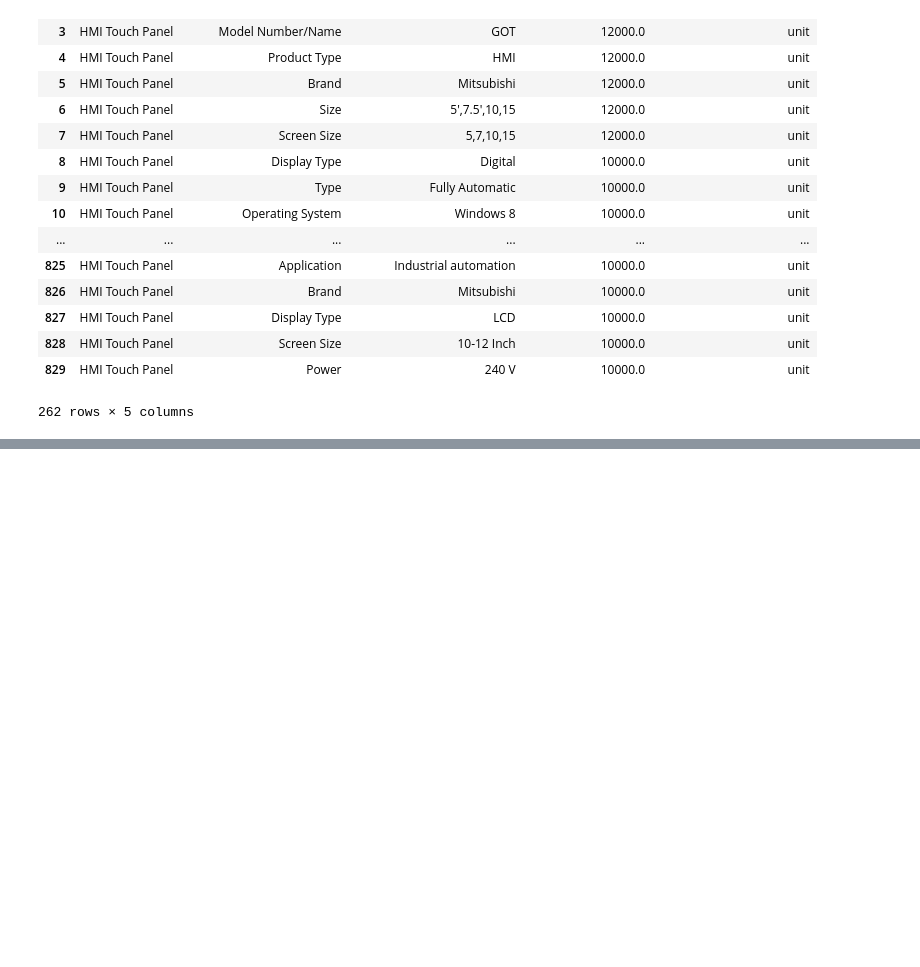
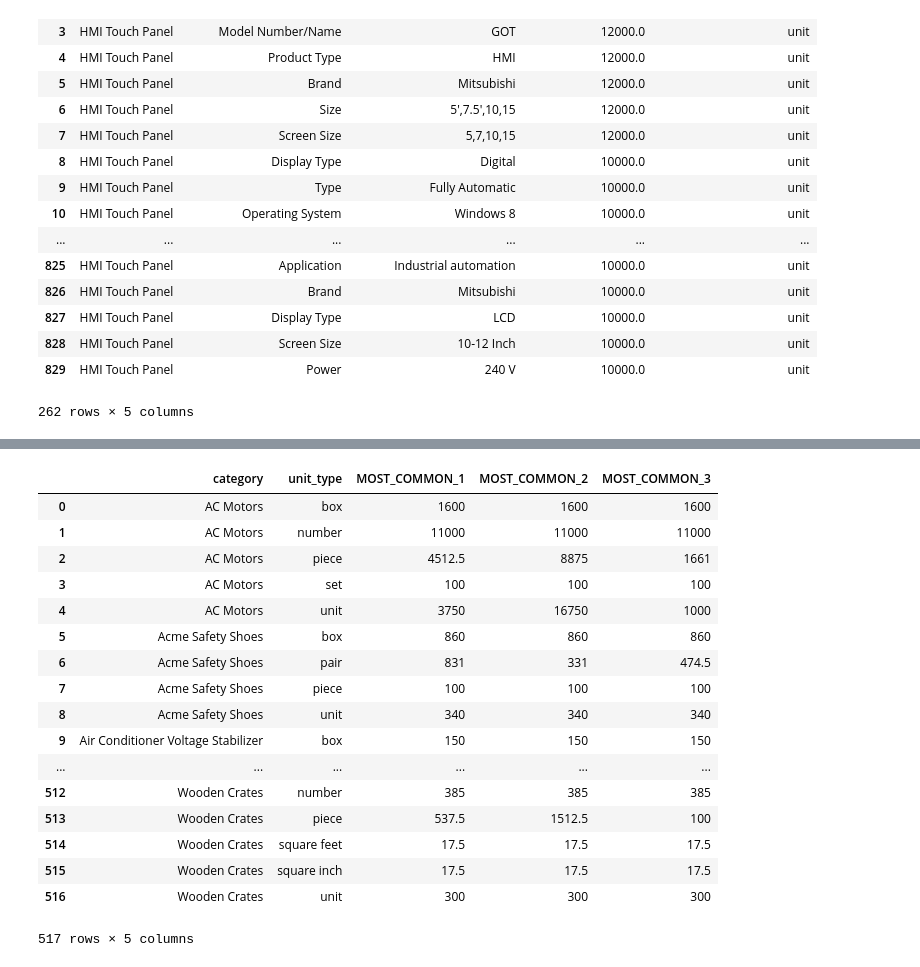
Before and after one commit to raginisharma96/indiaMart, a Jupyter notebook: IndiaMart.ipynb, the cells around one changed output, grey strips where cells are left out. Cells and saved outputs as stored; diff of their text form; code cells hidden in the pictures; blank space fills up the shorter version.

```diff
--- a/IndiaMart.ipynb
+++ b/IndiaMart.ipynb
@@ -323,5 +373,5 @@ Using Dynamic Algo for finding the optimal binig pot
 # %%
-def bayesian_blocks(t):
+def bayesian_blocks_f(t):
     # copy and sort the array
     t = np.sort(t)
     N = t.size
@@ -337,9 +387,6 @@ def bayesian_blocks(t):
     best = np.zeros(N, dtype=float)
     last = np.zeros(N, dtype=int)
 
-    #-----------------------------------------------------------------
-    # Start with first data cell; add one cell at each iteration
-    #-----------------------------------------------------------------
     for K in range(N):
         # Compute the width and count of the final bin for all possible
         # locations of the K^th changepoint
@@ -356,9 +403,6 @@ def bayesian_blocks(t):
         last[K] = i_max
         best[K] = fit_vec[i_max]
 
-    #-----------------------------------------------------------------
-    # Recover changepoints by iteratively peeling off the last block
-    #-----------------------------------------------------------------
     change_points =  np.zeros(N, dtype=int)
     i_cp = N
     ind = N
@@ -407,0 +462,4 @@ plt.show()
+# %%
+final_output_data_3=pd.DataFrame(three_most_common).T
+# %%
+final_output_data_3 = final_output_data_3[['category','unit_type','MOST_COMMON_1','MOST_COMMON_2','MOST_COMMON_3']]
@@ -407,0 +468,21 @@ plt.show()
+# %%
+final_output_data_3
+# %% [output]
+|  | category | unit_type | MOST_COMMON_1 | MOST_COMMON_2 | MOST_COMMON_3 |
+| 0 | AC Motors | box | 1600 | 1600 | 1600 |
+| 1 | AC Motors | number | 11000 | 11000 | 11000 |
+| 2 | AC Motors | piece | 4512.5 | 8875 | 1661 |
+| 3 | AC Motors | set | 100 | 100 | 100 |
+| 4 | AC Motors | unit | 3750 | 16750 | 1000 |
+| 5 | Acme Safety Shoes | box | 860 | 860 | 860 |
+| 6 | Acme Safety Shoes | pair | 831 | 331 | 474.5 |
+| 7 | Acme Safety Shoes | piece | 100 | 100 | 100 |
+| 8 | Acme Safety Shoes | unit | 340 | 340 | 340 |
+| 9 | Air Conditioner Voltage Stabilizer | box | 150 | 150 | 150 |
+| ... | ... | ... | ... | ... | ... |
+| 512 | Wooden Crates | number | 385 | 385 | 385 |
+| 513 | Wooden Crates | piece | 537.5 | 1512.5 | 100 |
+| 514 | Wooden Crates | square feet | 17.5 | 17.5 | 17.5 |
+| 515 | Wooden Crates | square inch | 17.5 | 17.5 | 17.5 |
+| 516 | Wooden Crates | unit | 300 | 300 | 300 |
+517 rows × 5 columns
```
Also changed, not shown: parts of 23 cells of this notebook, 3 other files.
